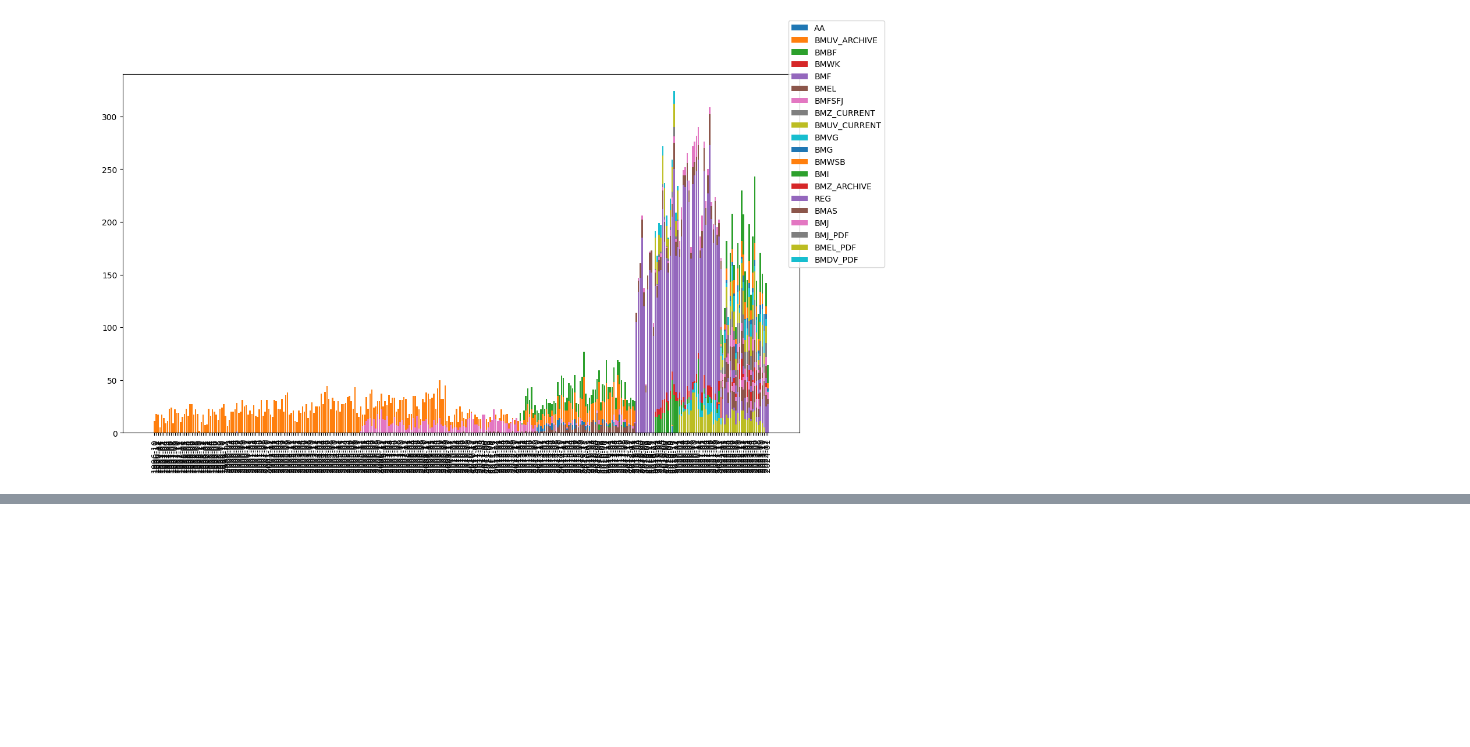
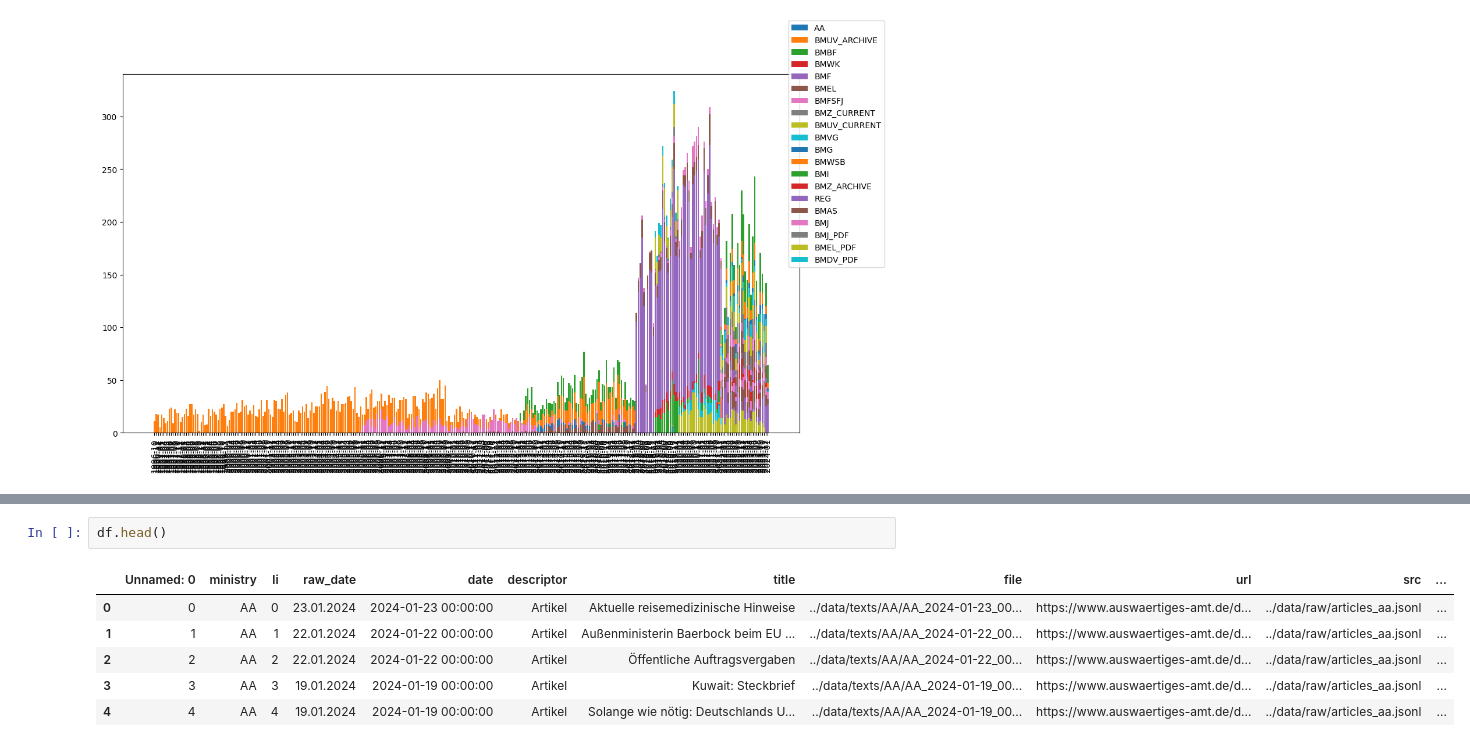
Before and after one commit to TimRepke/pressemeldungen, a Jupyter notebook: 02_Exploration/Overview.ipynb, the cells around one changed output, grey strips where cells are left out. Saved outputs shown, nothing was run; the diff lists cells and outputs as text; blank space fills up the shorter version.

```diff
--- a/02_Exploration/Overview.ipynb
+++ b/02_Exploration/Overview.ipynb
@@ -287,0 +288,9 @@ plt.show(fig)
+# %%
+df.head()
+# %% [output]
+|  | Unnamed: 0 | ministry | li | raw_date | date | descriptor | title | file | url | src | ... |
+| 0 | 0 | AA | 0 | 23.01.2024 | 2024-01-23 00:00:00 | Artikel | Aktuelle reisemedizinische Hinweise | ../data/texts/AA/AA_2024-01-23_00... | https://www.auswaertiges-amt.de/d... | ../data/raw/articles_aa.jsonl | ... |
+| 1 | 1 | AA | 1 | 22.01.2024 | 2024-01-22 00:00:00 | Artikel | Außenministerin Baerbock beim EU ... | ../data/texts/AA/AA_2024-01-22_00... | https://www.auswaertiges-amt.de/d... | ../data/raw/articles_aa.jsonl | ... |
+| 2 | 2 | AA | 2 | 22.01.2024 | 2024-01-22 00:00:00 | Artikel | Öffentliche Auftragsvergaben | ../data/texts/AA/AA_2024-01-22_00... | https://www.auswaertiges-amt.de/d... | ../data/raw/articles_aa.jsonl | ... |
+| 3 | 3 | AA | 3 | 19.01.2024 | 2024-01-19 00:00:00 | Artikel | Kuwait: Steckbrief | ../data/texts/AA/AA_2024-01-19_00... | https://www.auswaertiges-amt.de/d... | ../data/raw/articles_aa.jsonl | ... |
+| 4 | 4 | AA | 4 | 19.01.2024 | 2024-01-19 00:00:00 | Artikel | Solange wie nötig: Deutschlands U... | ../data/texts/AA/AA_2024-01-19_00... | https://www.auswaertiges-amt.de/d... | ../data/raw/articles_aa.jsonl | ... |
```
Also changed, not shown: parts of 4 cells of this notebook, 2 other files.
